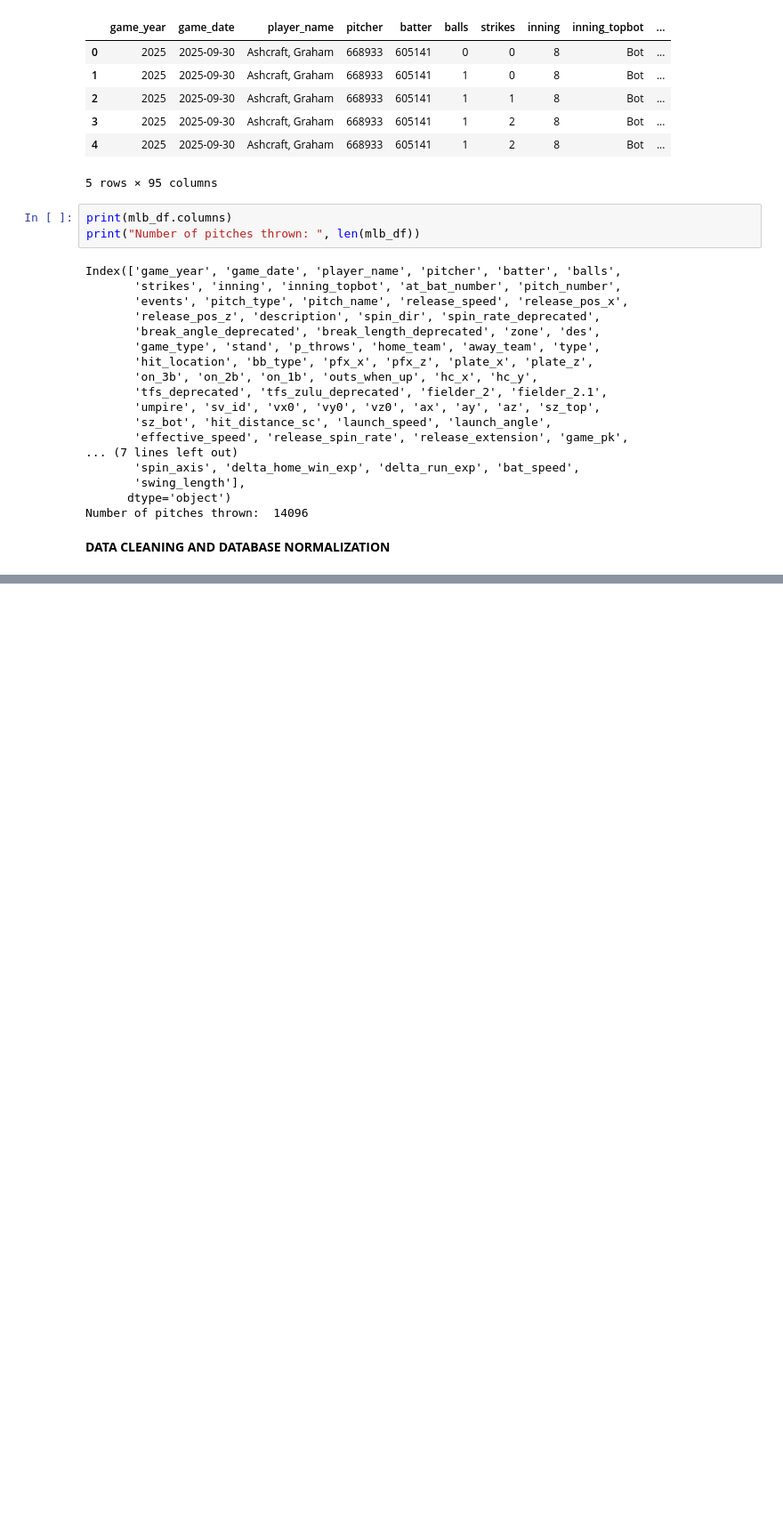
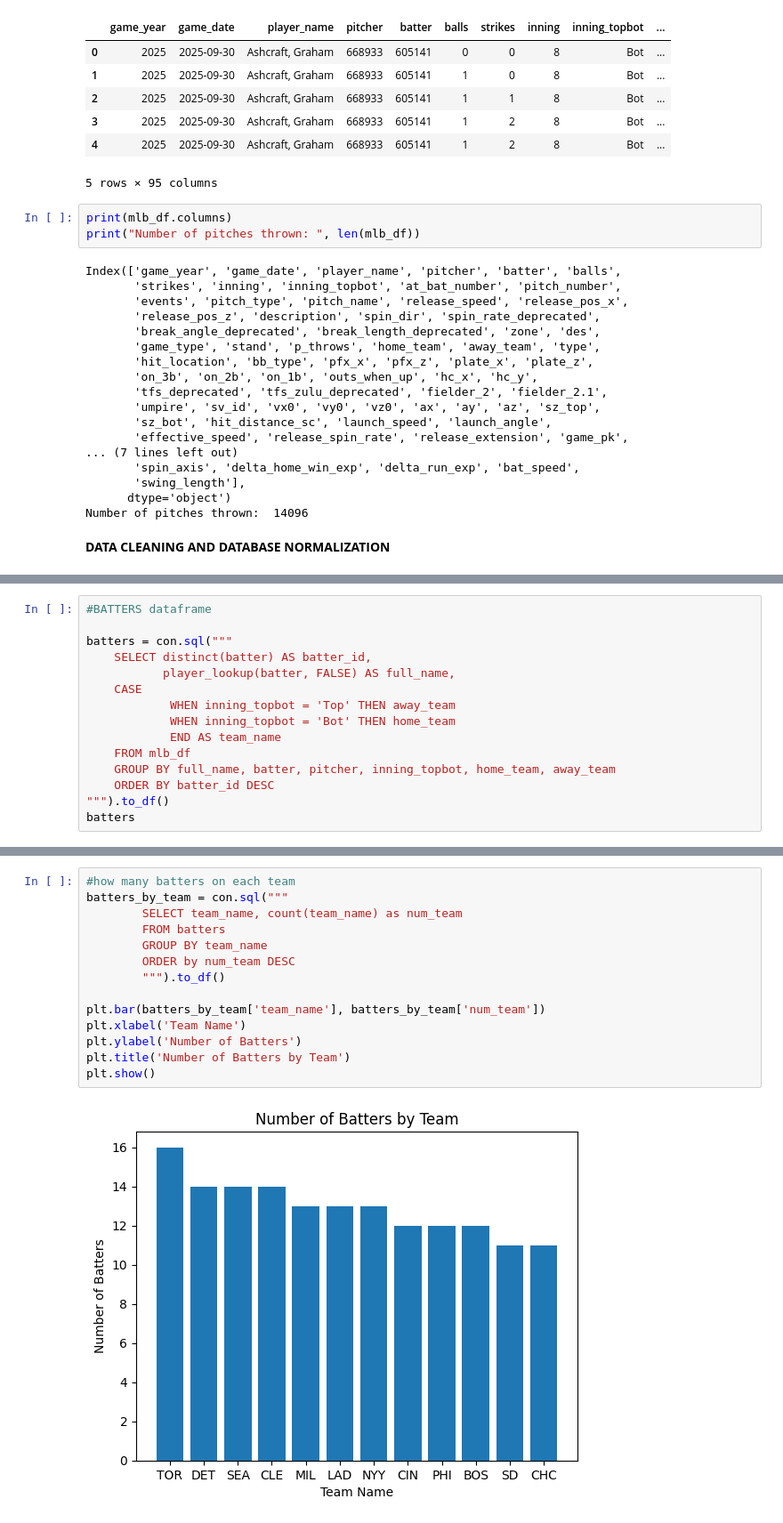
Before and after one commit to cjsteffen00/MLB-data, a Jupyter notebook: mlb.ipynb, the cells around one changed output, grey strips where cells are left out. Shown: that part at 89% size. Drawn from its saved outputs; the diff is of its cells as text; blank space fills up the shorter version.

```diff
--- a/mlb.ipynb
+++ b/mlb.ipynb
@@ -99,0 +109,15 @@ players
+# %%
+#BATTERS dataframe
+
+batters = con.sql("""
+    SELECT distinct(batter) AS batter_id,
+           player_lookup(batter, FALSE) AS full_name,
+    CASE
+            WHEN inning_topbot = 'Top' THEN away_team
+            WHEN inning_topbot = 'Bot' THEN home_team
+            END AS team_name
+    FROM mlb_df
+    GROUP BY full_name, batter, pitcher, inning_topbot, home_team, away_team
+    ORDER BY batter_id DESC
+""").to_df()
+batters
@@ -99,0 +138,16 @@ players
+# %%
+#how many batters on each team
+batters_by_team = con.sql("""
+        SELECT team_name, count(team_name) as num_team
+        FROM batters
+        GROUP BY team_name
+        ORDER by num_team DESC
+        """).to_df()
+
+plt.bar(batters_by_team['team_name'], batters_by_team['num_team'])
+plt.xlabel('Team Name')
+plt.ylabel('Number of Batters')
+plt.title('Number of Batters by Team')
+plt.show()
+# %% [output]
+[figure, added]
```
Also changed, not shown: parts of 6 cells of this notebook.
